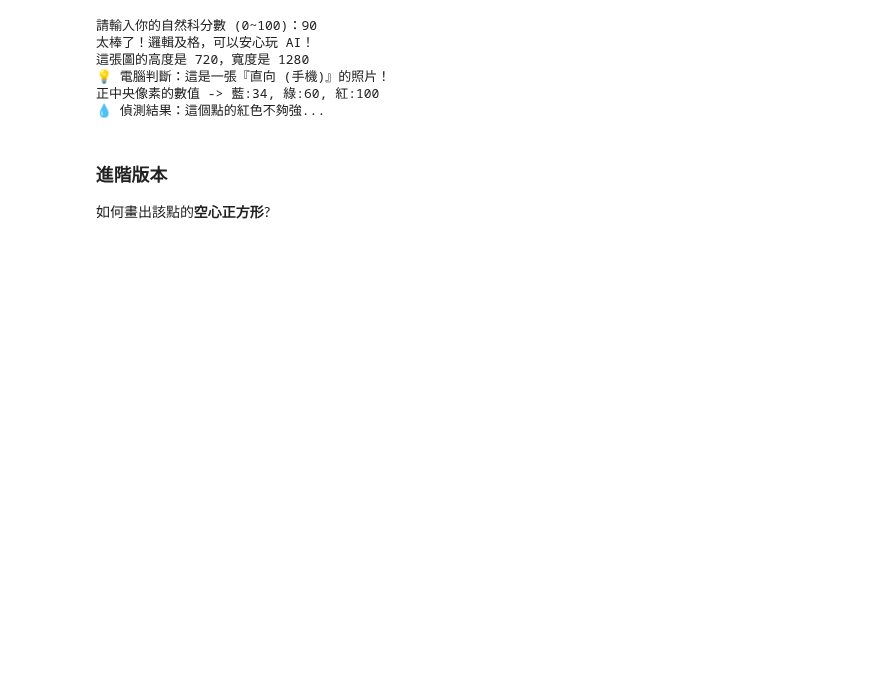
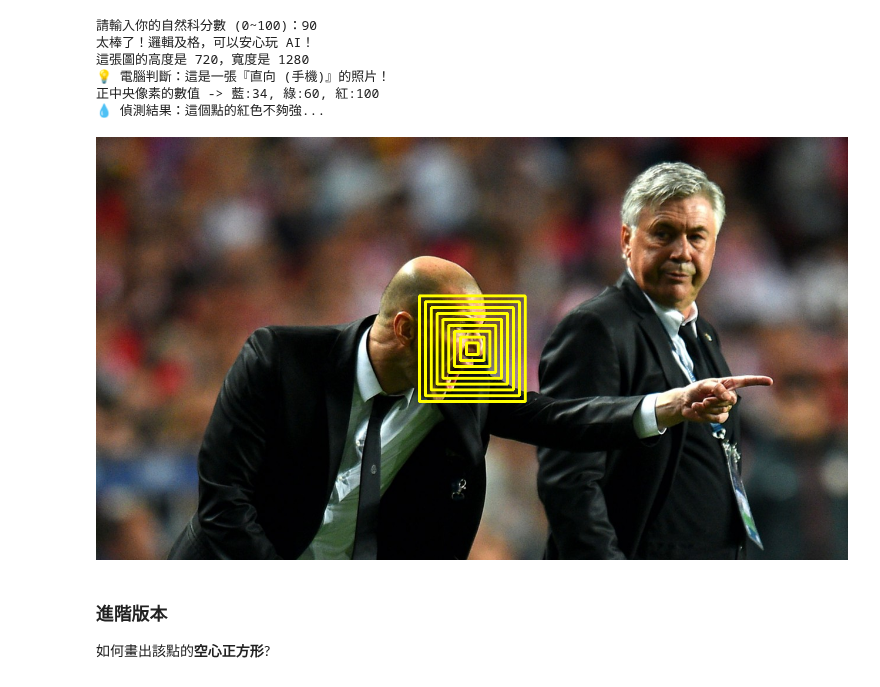
Before and after one commit to kkucc588-creator/ColabRepo, a Jupyter notebook: 學習OpenCV視覺與Python邏輯.ipynb, the cells around one changed output. Saved outputs shown, nothing was run; the diff lists cells and outputs as text; code cells hidden in the pictures; blank space fills up the shorter version.

```diff
--- a/學習OpenCV視覺與Python邏輯.ipynb
+++ b/學習OpenCV視覺與Python邏輯.ipynb
@@ -158,6 +158,14 @@ else :
 💡 電腦判斷：這是一張『直向 (手機)』的照片！
 正中央像素的數值 -> 藍:34, 綠:60, 紅:100
 💧 偵測結果：這個點的紅色不夠強...
+# %%
+size = 50
+top_left = (center_x - size, center_y - size)
+buttom_right = (center_x + size, center_y + size)
+cv2.rectangle(img, top_left, buttom_right, (0,255,255),3)
+cv2_imshow(img)
+# %% [output]
+[figure, added]
 # %% [markdown]
 ### 進階版本
 如何畫出該點的**空心正方形**?
```
